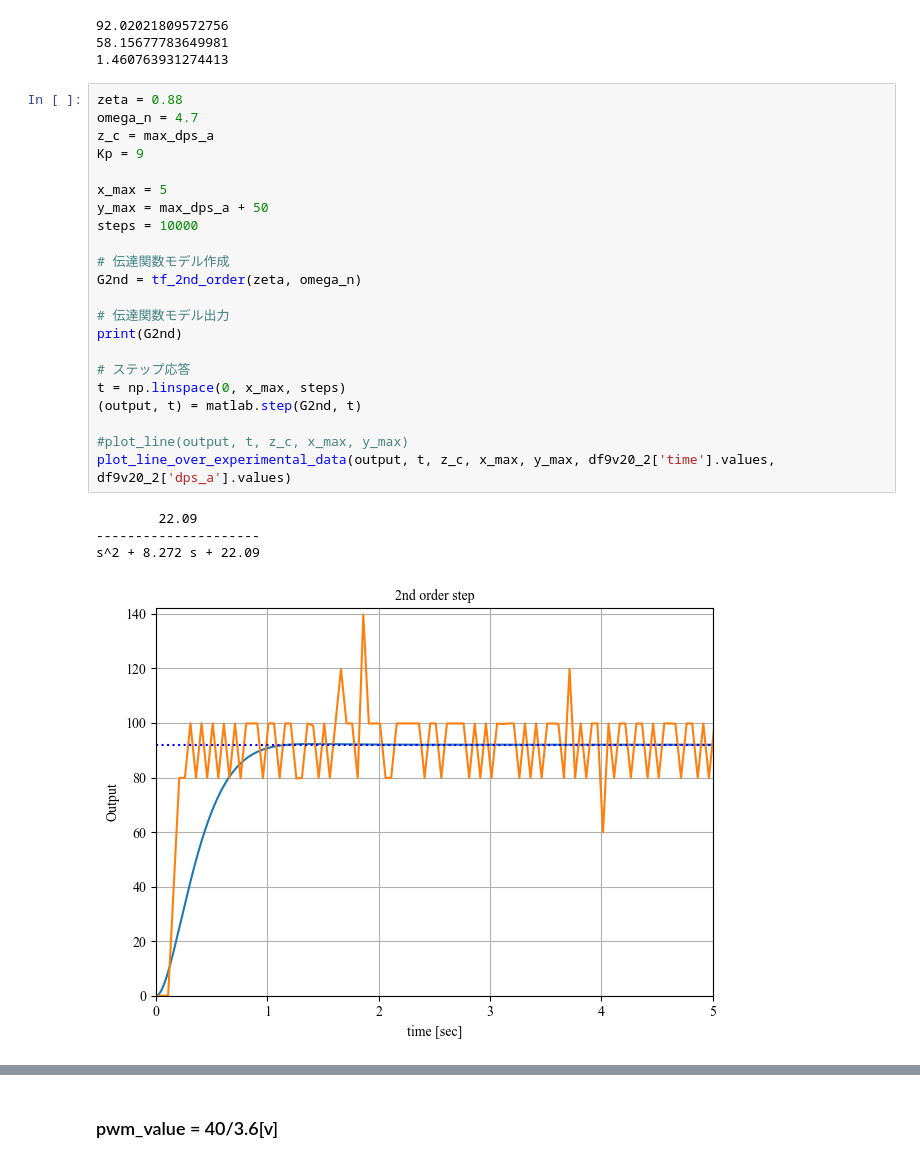
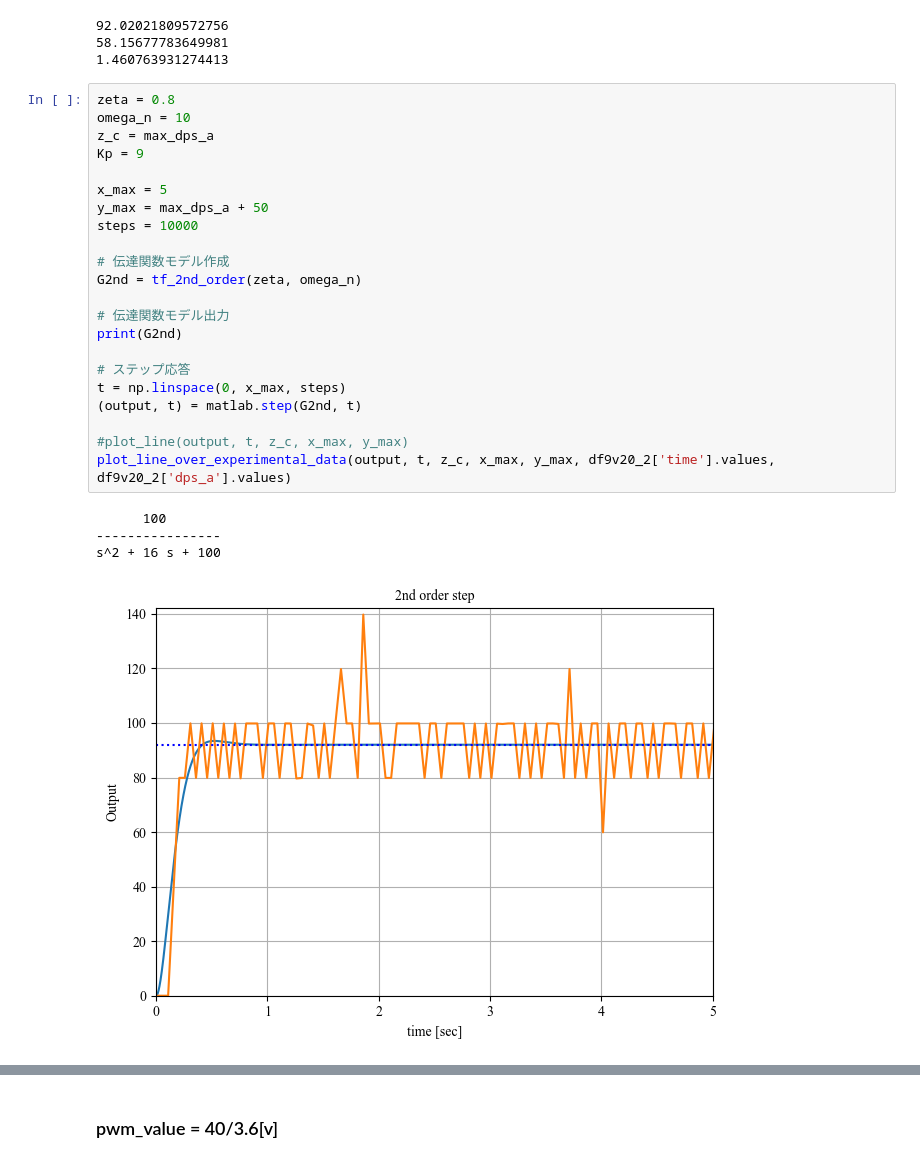
Before and after one commit to nekonabesan/researchScript, a Jupyter notebook: ev3-pwm.ipynb, the cells around one changed output, grey strips where cells are left out. Cells and saved outputs as stored; diff of their text form.

```diff
--- a/ev3-pwm.ipynb
+++ b/ev3-pwm.ipynb
@@ -417,32 +417,32 @@ print(tau_a)
 58.15677783649981
 1.460763931274413
 # %%
-zeta = 0.88
-omega_n = 4.7
+zeta = 0.8
+omega_n = 10
 z_c = max_dps_a
 Kp = 9
 
 x_max = 5
 y_max = max_dps_a + 50
 steps = 10000
 
 # 伝達関数モデル作成
 G2nd = tf_2nd_order(zeta, omega_n)
 
 # 伝達関数モデル出力
 print(G2nd)
 
 # ステップ応答
 t = np.linspace(0, x_max, steps)
 (output, t) = matlab.step(G2nd, t)
 
 #plot_line(output, t, z_c, x_max, y_max)
 plot_line_over_experimental_data(output, t, z_c, x_max, y_max, df9v20_2['time'].values, df9v20_2['dps_a'].values)
 # %% [output]
-        22.09
----------------------
-s^2 + 8.272 s + 22.09
+      100
+----------------
+s^2 + 16 s + 100
-[figure, old version]
+[figure, new version]
 # %%
 (a_max, t_peak) = get_peak(z_c * output, t)
 print(a_max - z_c)
```
Also changed, not shown: parts of 1 cell of this notebook, 4 other files.
